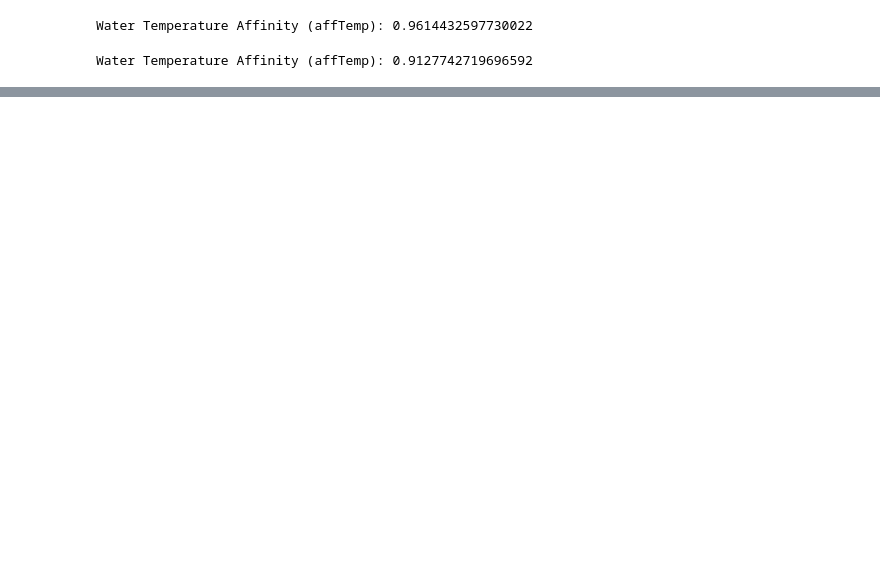
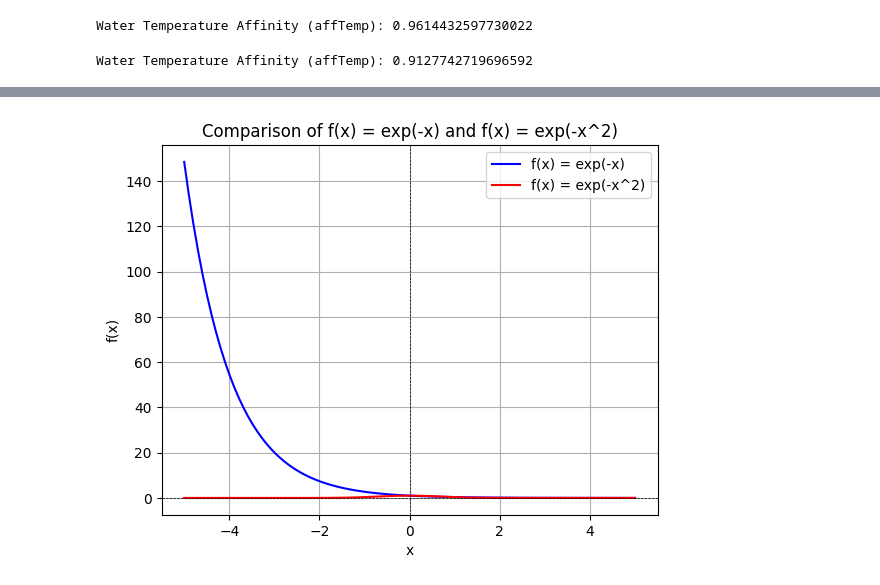
Before and after one commit to futouyiba/StatDemo, a Jupyter notebook: calculator.ipynb, the cells around one changed output, grey strips where cells are left out. Cells and saved outputs as stored; diff of their text form; code cells hidden in the pictures; blank space fills up the shorter version.

```diff
--- a/calculator.ipynb
+++ b/calculator.ipynb
@@ -36,0 +59,24 @@ Water Temperature Affinity (affTemp): 0.9127742719696592
+# %%
+# 绘制f(x) = exp ( - x ) 和 f(x) = exp(-x**2)的曲线
+import numpy as np
+import matplotlib.pyplot as plt
+
+# 定义x轴范围
+x = np.linspace(-5, 5, 100)
+# 计算y值
+y1 = np.exp(-x)  # f(x) = exp(-x)
+y2 = np.exp(-x**2)  # f(x) = exp(-x^2)
+
+# 绘制曲线
+plt.plot(x, y1, label='f(x) = exp(-x)', color='blue')
+plt.plot(x, y2, label='f(x) = exp(-x^2)', color='red')
+plt.title('Comparison of f(x) = exp(-x) and f(x) = exp(-x^2)')
+plt.xlabel('x')
+plt.ylabel('f(x)')
+plt.legend()
+plt.grid()
+plt.axhline(0, color='black', lw=0.5, ls='--')
+plt.axvline(0, color='black', lw=0.5, ls='--')
+plt.show()
+# %% [output]
+[figure, added]
```
Also changed, not shown: parts of 7 cells of this notebook, 10 other files.
